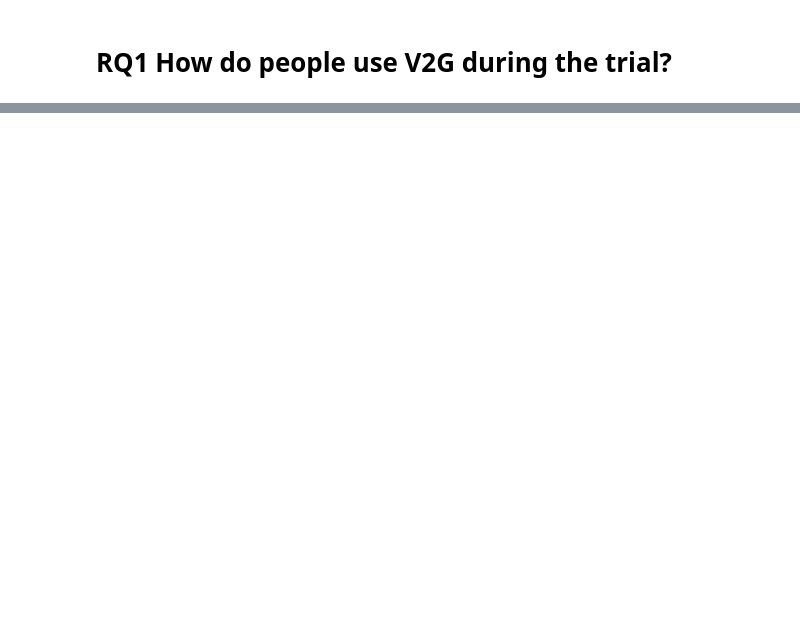
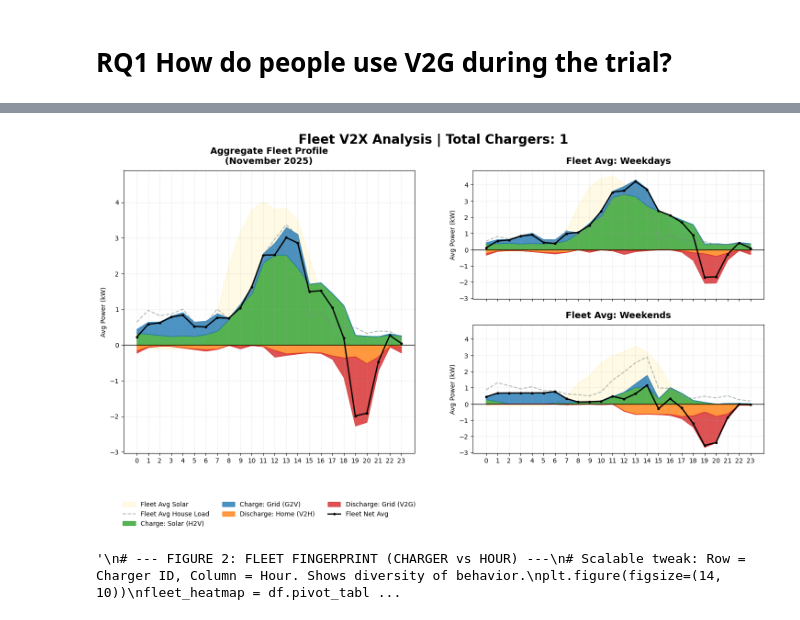
Before and after one commit to bernardomendonca/v2g-2026-trial, a Jupyter notebook: load.ipynb, the cells around one changed output, grey strips where cells are left out. Cells and saved outputs as stored; diff of their text form; code cells hidden in the pictures; blank space fills up the shorter version.

```diff
--- a/load.ipynb
+++ b/load.ipynb
@@ -6,5 +9,6 @@ import seaborn as sns
 # %% [markdown]
 # Settings
 # %%
-DATA_PATH = "./data_sources/2025-11/SN2507190605.csv"
+# --- Settings & Pathing ---
+DATA_FOLDER = "./data_sources/2025-11/"
 RESAMPLE_RULE = "1min"
@@ -43,0 +77,12 @@ profiles_split = df.groupby(['day_type', 'hour'])[power_cols].mean()
+# %%
+# Execute Loading
+df, month_str = load_fleet_data(DATA_FOLDER)
+
+# --- 3. Fleet-Wide Aggregations ---
+# Calculate the MEAN behavior of the entire fleet
+power_cols = ['charger_kw', 'v2g_kw', 'v2h_kw', 'g2v_kw', 'h2v_kw', 'solar_kw', 'consumption_kw']
+fleet_avg_profile = df.groupby('hour')[power_cols].mean()
+fleet_split_profile = df.groupby(['day_type', 'hour'])[power_cols].mean()
+
+# Calculate the SUM (Total Grid Impact) across the fleet for every minute
+fleet_total_impact = df.groupby(df.index)['charger_kw'].sum()
@@ -122,0 +119,32 @@ plt.show()
+# %%
+# --- FIGURE 1: FLEET AVERAGE SITE ANALYSIS ---
+fig1 = plt.figure(figsize=(18, 8))
+gs = fig1.add_gridspec(2, 2)
+ax_agg = fig1.add_subplot(gs[:, 0])
+ax_wd = fig1.add_subplot(gs[0, 1], sharey=ax_agg)
+ax_we = fig1.add_subplot(gs[1, 1], sharey=ax_agg, sharex=ax_wd)
+
+plot_site_flows(ax_agg, fleet_avg_profile, f"Aggregate Fleet Profile\n({month_str})", show_legend=True)
+plot_site_flows(ax_wd, fleet_split_profile.loc['Weekday'], "Fleet Avg: Weekdays")
+plot_site_flows(ax_we, fleet_split_profile.loc['Weekend'], "Fleet Avg: Weekends")
+
+plt.setp(ax_wd.get_xticklabels(), visible=False)
+fig1.suptitle(f"Fleet V2X Analysis | Total Chargers: {df['systemId'].nunique()}", fontsize=20, fontweight='bold', y=0.98)
+plt.show()
+# %% [output]
+[figure, added]
+# %%
+'''
+# --- FIGURE 2: FLEET FINGERPRINT (CHARGER vs HOUR) ---
+# Scalable tweak: Row = Charger ID, Column = Hour. Shows diversity of behavior.
+plt.figure(figsize=(14, 10))
+fleet_heatmap = df.pivot_table(index='systemId', columns='hour', values='charger_kw', aggfunc='mean')
+sns.heatmap(fleet_heatmap, cmap="RdBu_r", center=0, cbar_kws={'label': 'Avg Power (kW)'})
+plt.title(f"Fleet Fingerprint: Usage Diversity across Chargers\n{month_str}", fontsize=16, fontweight='bold')
+plt.xlabel("Hour of Day")
+plt.ylabel("Charger ID (systemId)")
+plt.tight_layout()
+plt.show()
+'''
+# %% [output]
+'\n# --- FIGURE 2: FLEET FINGERPRINT (CHARGER vs HOUR) ---\n# Scalable tweak: Row = Charger ID, Column = Hour. Shows diversity of behavior.\nplt.figure(figsize=(14, 10))\nfleet_heatmap = df.pivot_tabl ...
```
Also changed, not shown: parts of 22 cells of this notebook.
